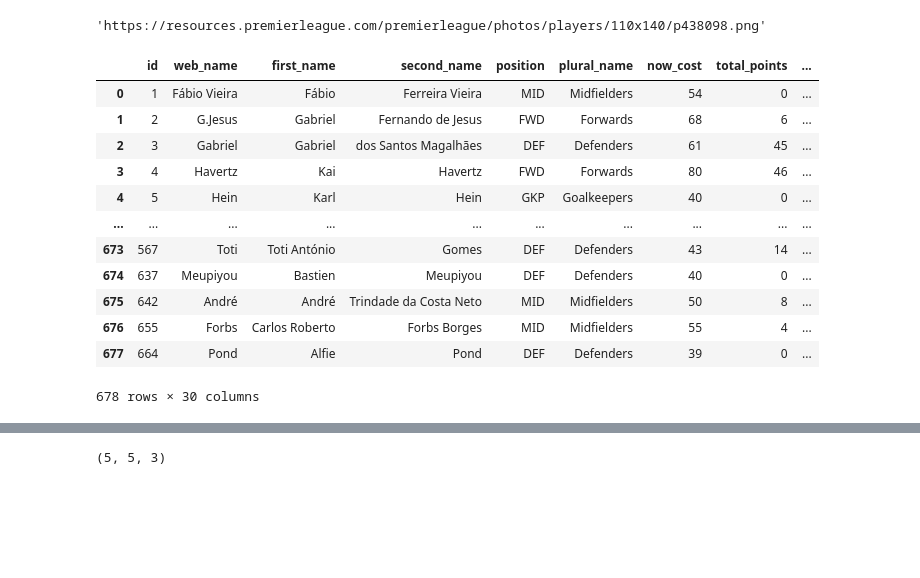
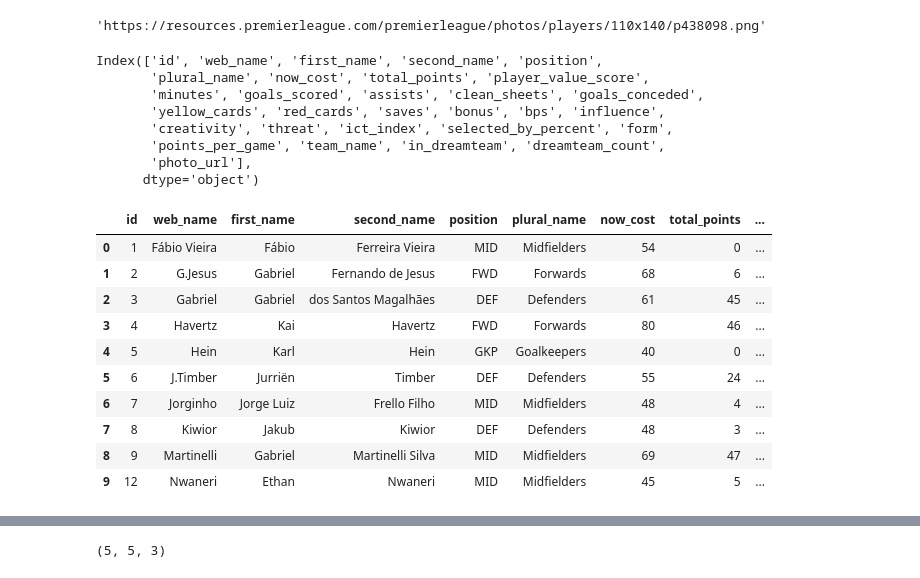
Before and after one commit to nmannheimer/data511, a Jupyter notebook: nbs/test.ipynb, the cells around one changed output, grey strips where cells are left out. Saved outputs shown, nothing was run; the diff lists cells and outputs as text; code cells hidden in the pictures; blank space fills up the shorter version.

Commit message:
fixed player states

```diff
--- a/nbs/test.ipynb
+++ b/nbs/test.ipynb
@@ -195,18 +195,27 @@ df.iloc[0].photo_url
 # %% [output]
 'https://resources.premierleague.com/premierleague/photos/players/110x140/p438098.png'
 # %%
-df
+df.columns
 # %% [output]
-|  | id | web_name | first_name | second_name | position | plural_name | now_cost | total_points | ... |
-| 0 | 1 | Fábio Vieira | Fábio | Ferreira Vieira | MID | Midfielders | 54 | 0 | ... |
-| 1 | 2 | G.Jesus | Gabriel | Fernando de Jesus | FWD | Forwards | 68 | 6 | ... |
-| 2 | 3 | Gabriel | Gabriel | dos Santos Magalhães | DEF | Defenders | 61 | 45 | ... |
-| 3 | 4 | Havertz | Kai | Havertz | FWD | Forwards | 80 | 46 | ... |
-| 4 | 5 | Hein | Karl | Hein | GKP | Goalkeepers | 40 | 0 | ... |
-| ... | ... | ... | ... | ... | ... | ... | ... | ... | ... |
-| 673 | 567 | Toti | Toti António | Gomes | DEF | Defenders | 43 | 14 | ... |
-| 674 | 637 | Meupiyou | Bastien | Meupiyou | DEF | Defenders | 40 | 0 | ... |
-| 675 | 642 | André | André | Trindade da Costa Neto | MID | Midfielders | 50 | 8 | ... |
-| 676 | 655 | Forbs | Carlos Roberto | Forbs Borges | MID | Midfielders | 55 | 4 | ... |
-| 677 | 664 | Pond | Alfie | Pond | DEF | Defenders | 39 | 0 | ... |
-678 rows × 30 columns
+Index(['id', 'web_name', 'first_name', 'second_name', 'position',
+       'plural_name', 'now_cost', 'total_points', 'player_value_score',
+       'minutes', 'goals_scored', 'assists', 'clean_sheets', 'goals_conceded',
+       'yellow_cards', 'red_cards', 'saves', 'bonus', 'bps', 'influence',
+       'creativity', 'threat', 'ict_index', 'selected_by_percent', 'form',
+       'points_per_game', 'team_name', 'in_dreamteam', 'dreamteam_count',
+       'photo_url'],
+      dtype='object')
+# %%
+df.iloc[:10,:10]
+# %% [output]
+|  | id | web_name | first_name | second_name | position | plural_name | now_cost | total_points | ... |
+| 0 | 1 | Fábio Vieira | Fábio | Ferreira Vieira | MID | Midfielders | 54 | 0 | ... |
+| 1 | 2 | G.Jesus | Gabriel | Fernando de Jesus | FWD | Forwards | 68 | 6 | ... |
+| 2 | 3 | Gabriel | Gabriel | dos Santos Magalhães | DEF | Defenders | 61 | 45 | ... |
+| 3 | 4 | Havertz | Kai | Havertz | FWD | Forwards | 80 | 46 | ... |
+| 4 | 5 | Hein | Karl | Hein | GKP | Goalkeepers | 40 | 0 | ... |
+| 5 | 6 | J.Timber | Jurriën | Timber | DEF | Defenders | 55 | 24 | ... |
+| 6 | 7 | Jorginho | Jorge Luiz | Frello Filho | MID | Midfielders | 48 | 4 | ... |
+| 7 | 8 | Kiwior | Jakub | Kiwior | DEF | Defenders | 48 | 3 | ... |
+| 8 | 9 | Martinelli | Gabriel | Martinelli Silva | MID | Midfielders | 69 | 47 | ... |
+| 9 | 12 | Nwaneri | Ethan | Nwaneri | MID | Midfielders | 45 | 5 | ... |
```
Also changed, not shown: parts of 9 cells of this notebook, 2 other files.
